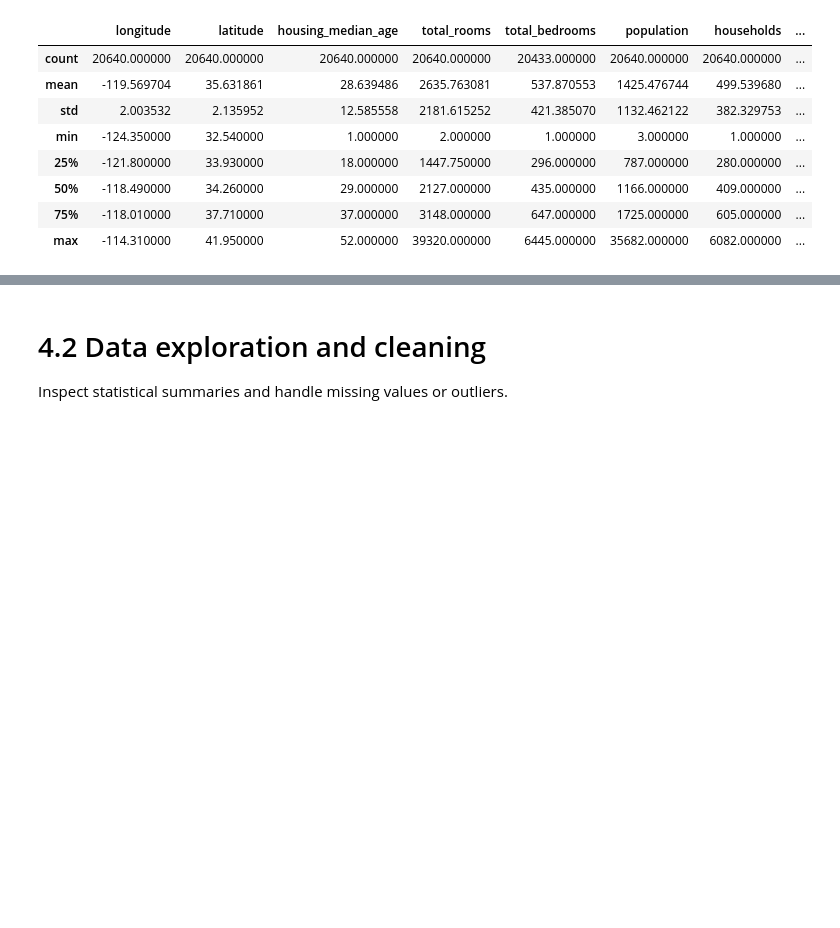
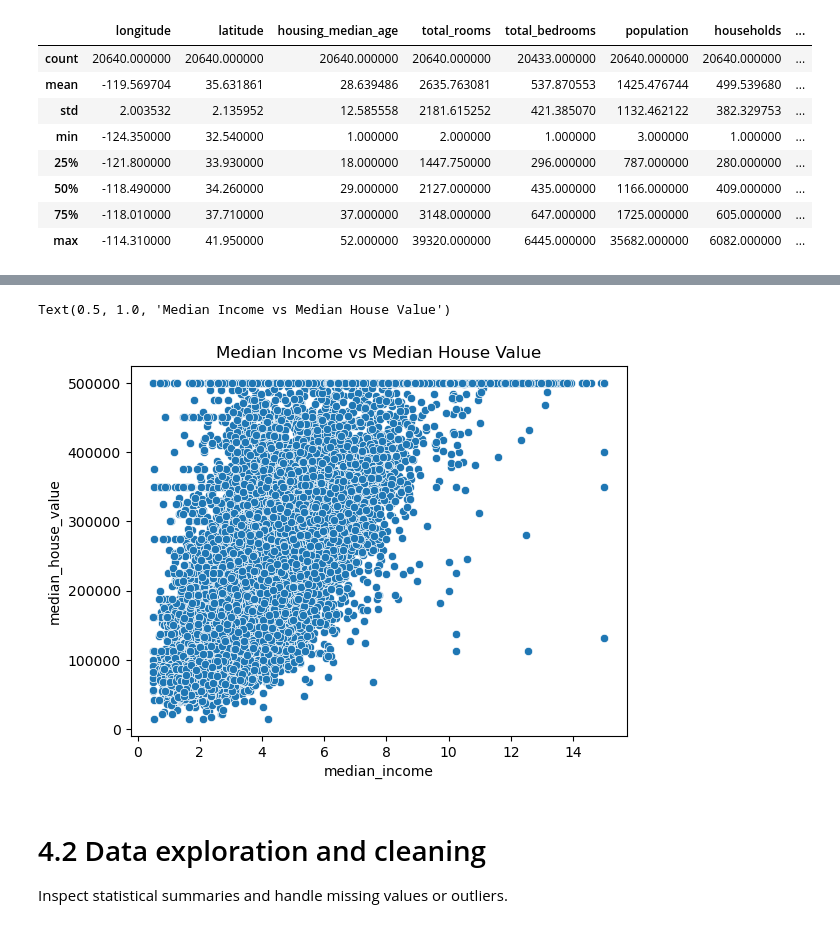
Before and after one commit to brianorina/class202505, a Jupyter notebook: exercise_1/ex1_YoucefBa_structure_pipeline_visiualisation_of_all_datasets.ipynb, the cells around one changed output, grey strips where cells are left out. Cells and saved outputs as stored; diff of their text form; code cells hidden in the pictures; blank space fills up the shorter version.

```diff
--- a/exercise_1/ex1_YoucefBa_structure_pipeline_visiualisation_of_all_datasets.ipynb
+++ b/exercise_1/ex1_YoucefBa_structure_pipeline_visiualisation_of_all_datasets.ipynb
@@ -96,3 +117,9 @@ df_train.head()
+# %%
+sns.scatterplot(x='median_income', y='median_house_value', data=df)
+plt.title('Median Income vs Median House Value')
+# %% [output]
+Text(0.5, 1.0, 'Median Income vs Median House Value')
+[figure, added]
 # %% [markdown]
 # 4.2 Data exploration and cleaning
 Inspect statistical summaries and handle missing values or outliers.
```
Also changed, not shown: parts of 14 cells of this notebook.
